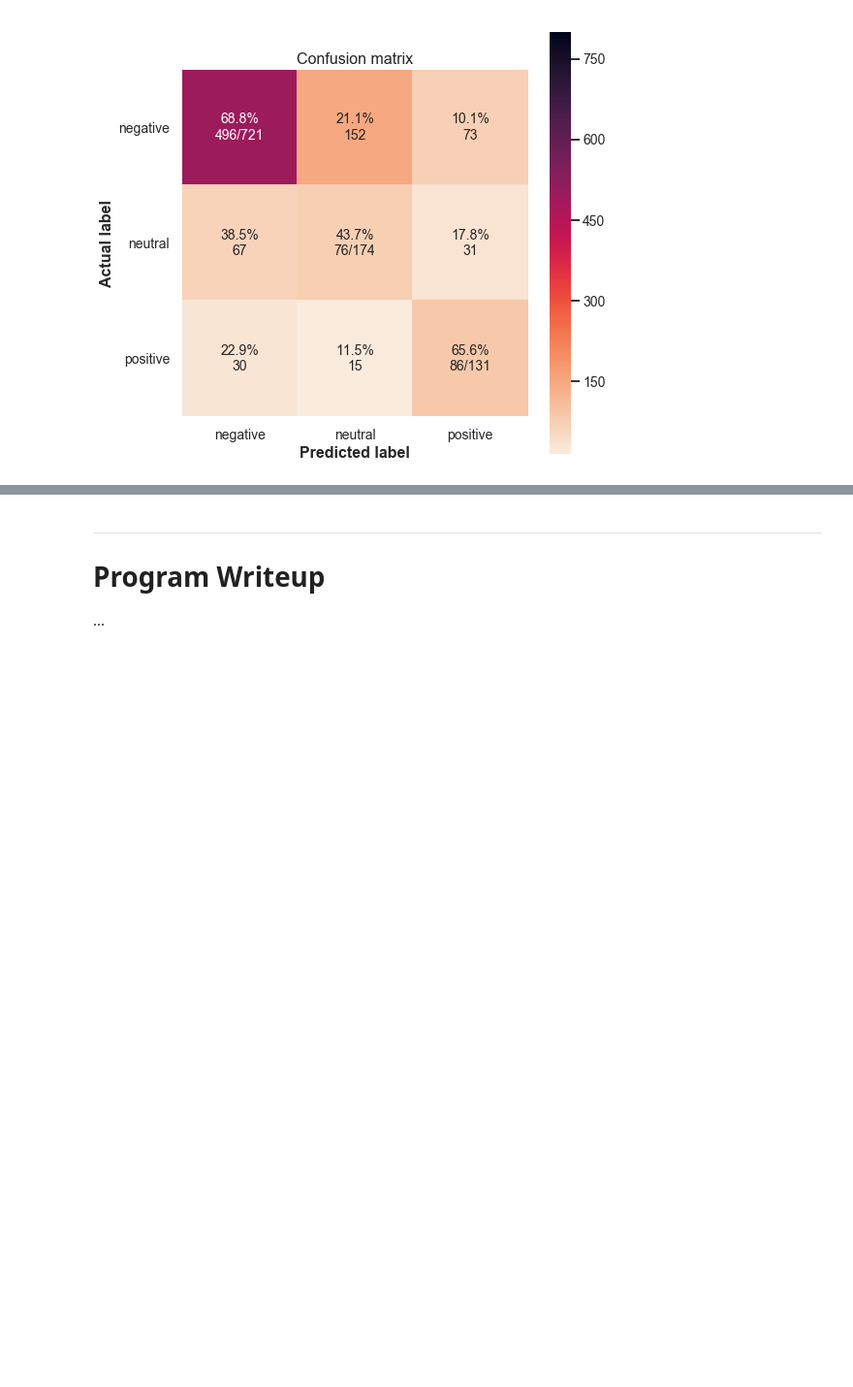
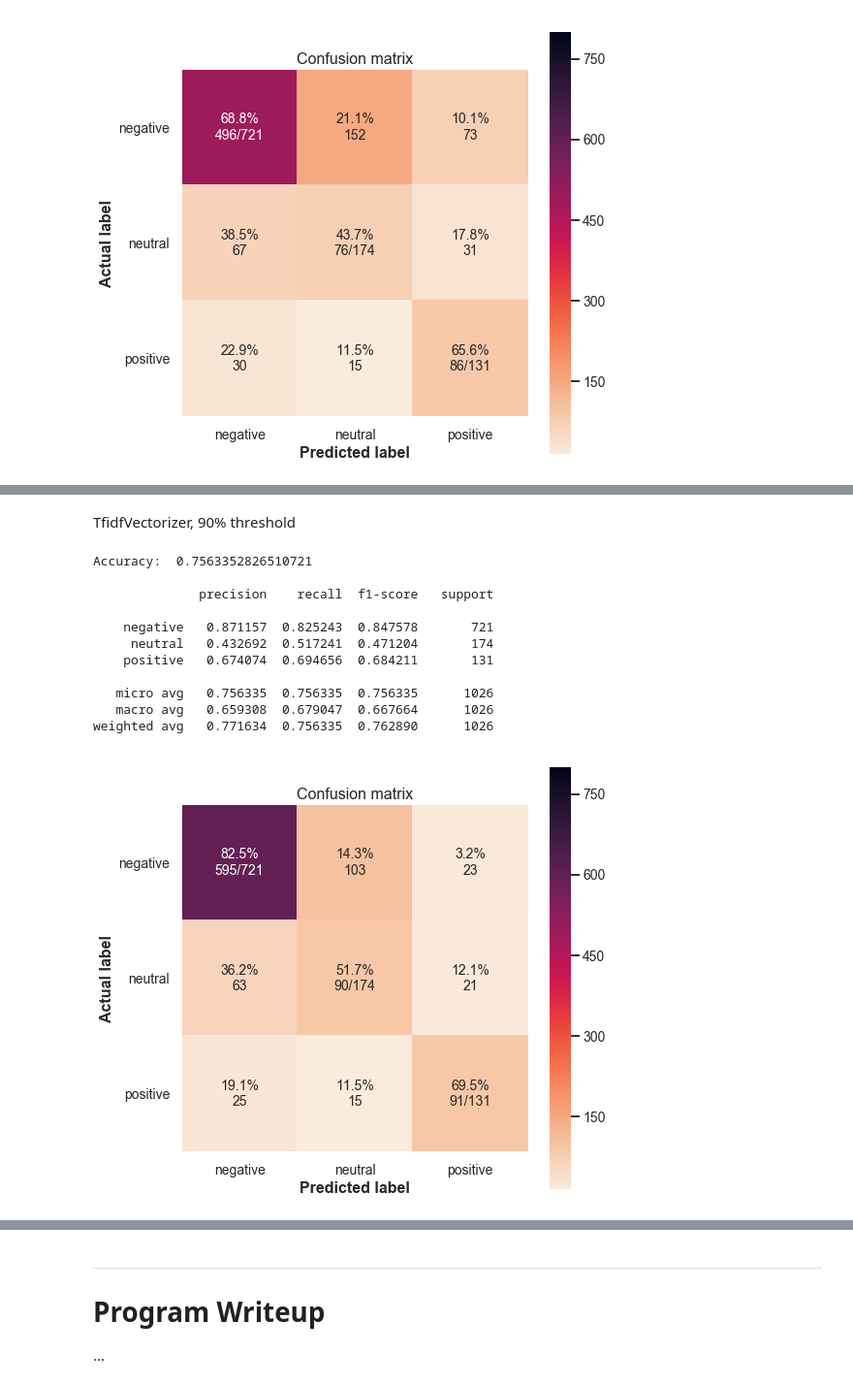
Before and after one commit to kayeval/Sentiment-Analysis, a Jupyter notebook: [INTRNLP] PE4 - Sentiment Analysis Tests.ipynb, the cells around one changed output, grey strips where cells are left out. Shown at 97% size. Drawn from its saved outputs; the diff is of its cells as text; code cells hidden in the pictures; blank space fills up the shorter version.

```diff
--- a/[INTRNLP] PE4 - Sentiment Analysis Tests.ipynb
+++ b/[INTRNLP] PE4 - Sentiment Analysis Tests.ipynb
@@ -607,0 +793,32 @@ CountVectorizer, 90% threshold, random undersampler
+# %% [markdown]
+TfidfVectorizer, 90% threshold
+# %%
+pipe = make_pipeline_imb(
+    TfidfVectorizer(),
+    NearMiss(),
+    MultinomialNB()
+)
+
+pipe.fit(X_train, y_train)
+y_pred = pipe.predict(X_test)
+
+print('Accuracy: ', accuracy_score(y_test, y_pred), '\n')
+print(classification_report(
+    digits=6,
+    y_true=y_test,
+    y_pred=y_pred))
+
+plot_confusion_matrix(pipe.predict(X_test))
+# %% [output]
+Accuracy:  0.7563352826510721
+
+              precision    recall  f1-score   support
+
+    negative   0.871157  0.825243  0.847578       721
+     neutral   0.432692  0.517241  0.471204       174
+    positive   0.674074  0.694656  0.684211       131
+
+   micro avg   0.756335  0.756335  0.756335      1026
+   macro avg   0.659308  0.679047  0.667664      1026
+weighted avg   0.771634  0.756335  0.762890      1026
+[figure, added]
```
Also changed, not shown: parts of 66 cells of this notebook, 2 other files.
